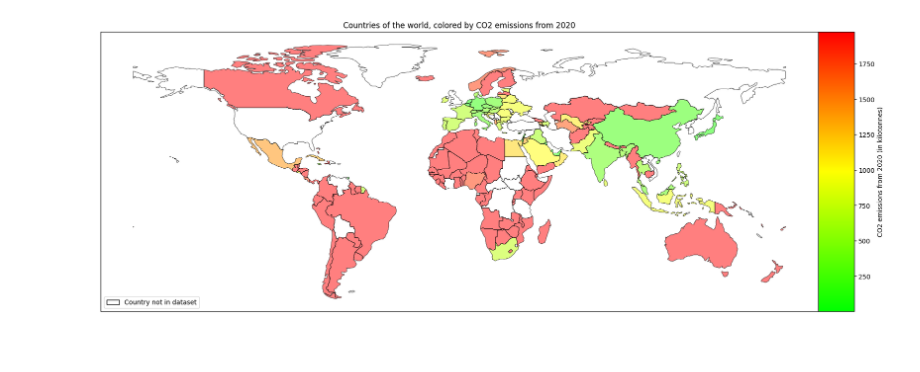
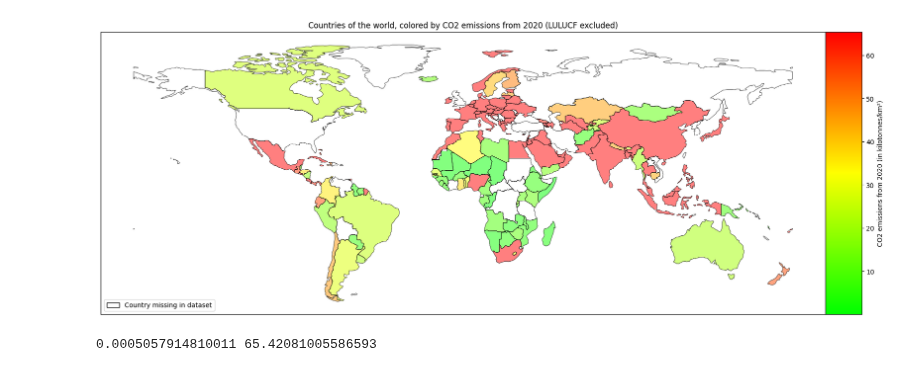
Before and after one commit to pjhoor/fishyRepo, a Jupyter notebook: datasets/graphMakers/graphC/graphC.ipynb, the cells around one changed output. Drawn from its saved outputs; the diff is of its cells as text; code cells hidden in the pictures; blank space fills up the shorter version.

```diff
--- a/datasets/graphMakers/graphC/graphC.ipynb
+++ b/datasets/graphMakers/graphC/graphC.ipynb
@@ -30,9 +31,7 @@ print(ems_2020_rel)
 # %%
 world = gpd.read_file(gpd.datasets.get_path("naturalearth_lowres"))
 # %%
-import matplotlib.pyplot as plt
-import matplotlib.colors as mcolors
-import numpy as np
+#no trees
 
 # initialize a final empty figure
 fig, ax = plt.subplots(figsize=(20, 10))
@@ -73,33 +72,35 @@ for country_name in world["name"].unique():
 
         # get the color corresponding to the '2020rel' value
         color = cmap(norm(rel_value))
     else:
         # if the country is not in the ems_2020_rel dataframe, use white color
         color = 'white'
 
     # plot the country with the color
     country.plot(ax=ax, color=color, alpha=0.5)
 
 # turn off axis ticks
 ax.set_xticks([])
 ax.set_yticks([])
 
 # set the plot title and subtitle
-plt.title("Countries of the world, colored by CO2 emissions from 2020")
+plt.title("Countries of the world, colored by CO2 emissions from 2020 (LULUCF excluded)")
 
 
 # create a ScalarMappable for the colorbar with unnormalized values
 norm_cbar = plt.Normalize(ems_2020_rel['2020rel'].min(), ems_2020_rel['2020rel'].max())
 sm_cbar = plt.cm.ScalarMappable(cmap=cmap, norm=norm_cbar)
 sm_cbar.set_array([])
 cbar = fig.colorbar(sm_cbar, orientation="vertical", fraction=0.036, pad=0.1, aspect = 30, cax=ax.inset_axes([1.0, 0, 0.05, 1]))
 
-cbar.set_label("CO2 emissions from 2020 (in kilotonnes)")
+cbar.set_label("CO2 emissions from 2020 (in kilotonnes/km²)")
 
 # create custom legend
 patch1 = mpatches.Patch(facecolor=(1, 1, 1), edgecolor='black', label='Country missing in dataset')
 plt.legend(handles=[patch1], loc='lower left')
 
 plt.show()
+print (ems_2020_rel['2020rel'].min(), ems_2020_rel['2020rel'].max())
 # %% [output]
-[figure, old version]
+[figure, new version]
+0.0005057914810011 65.42081005586593
```
Also changed, not shown: parts of 3 cells of this notebook, 9 other files.
